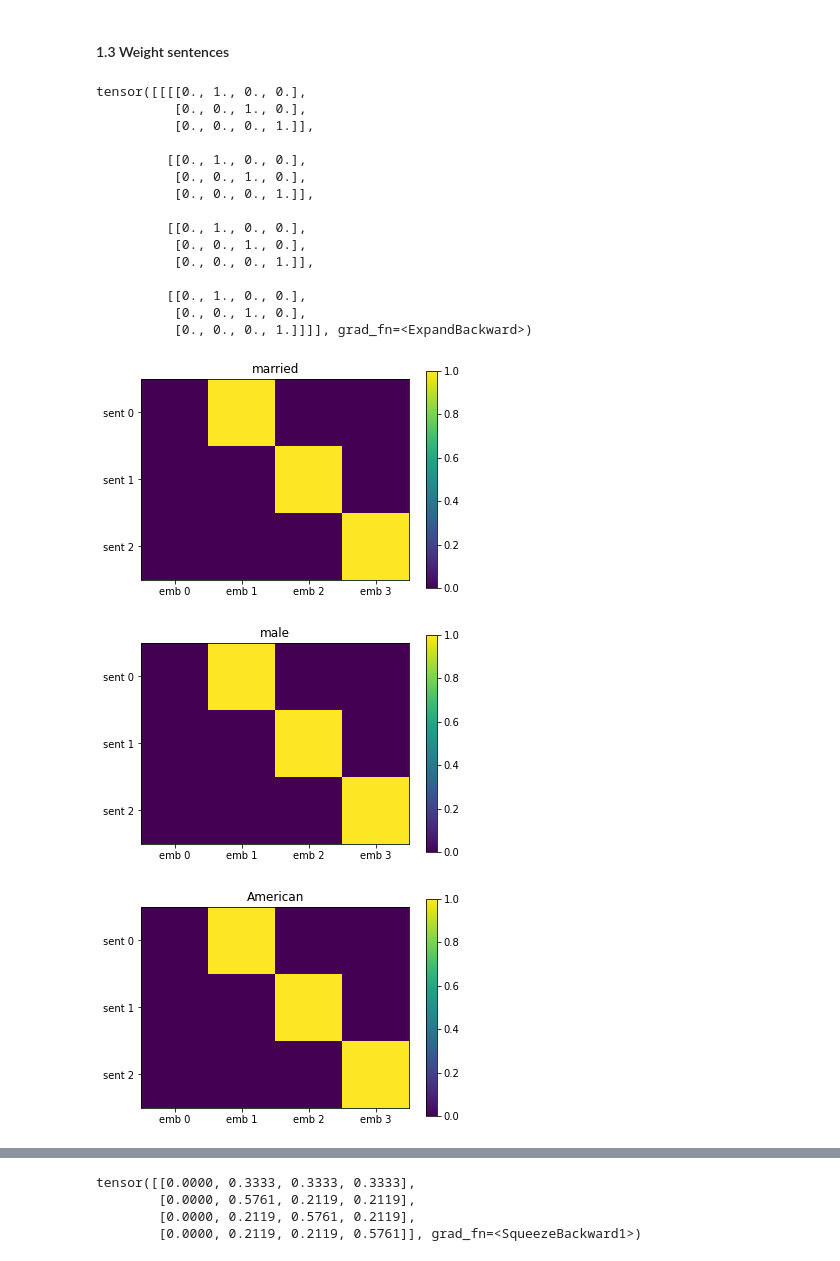
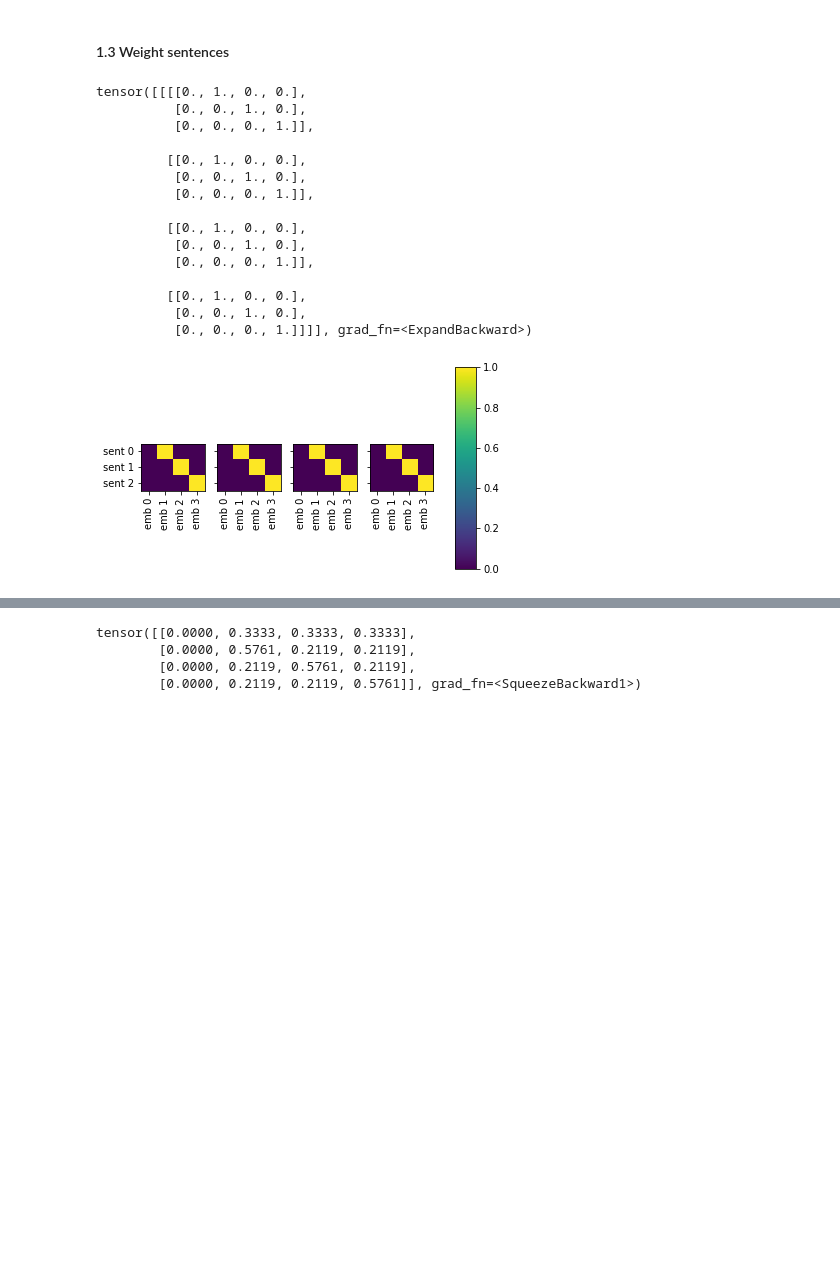
Before and after one commit to TobiasUhmann/power, a Jupyter notebook: notebooks/01_simple_positive_case.ipynb, the cells around one changed output, grey strips where cells are left out. Cells and saved outputs as stored; diff of their text form; code cells hidden in the pictures; blank space fills up the shorter version.

```diff
--- a/notebooks/01_simple_positive_case.ipynb
+++ b/notebooks/01_simple_positive_case.ipynb
@@ -140,6 +191,7 @@ linear.weight.data = tensor([
 
 linear.bias.data = tensor([0., 0., 0., 0.])
 # %%
+ent_labels = [f'ent {i}' for i in range(batch_size)]
 class_labels = ['married', 'male', 'American', 'actor']
 tok_labels = [f'tok {i}' for i in range(sent_len)]
 sent_labels = [f'sent {i}' for i in range(sent_count)]
@@ -263,32 +315,29 @@ tensor([[[0.3333, 0.3333, 0.3333],
 # %%
 #
 # Repeat each batch slice class_count times
 #
 # < sent_embs_batch     (batch_size, sent_count, emb_size)
 # > expaned_batch       (batch_size, class_count, sent_count, emb_size)
 #
 
 expaned_batch = sent_embs_batch.unsqueeze(1).expand(-1, class_count, -1, -1)
 
-print(expaned_batch)
-for i in range(class_count):
-    plot(expaned_batch[0][i], xlabels=emb_labels, ylabels=sent_labels, title=class_labels[i])
+log_tensor(expaned_batch, 'expaned_batch',
+           [ent_labels, class_labels, sent_labels, emb_labels])
 # %% [output]
 tensor([[[[0., 1., 0., 0.],
           [0., 0., 1., 0.],
           [0., 0., 0., 1.]],
 
          [[0., 1., 0., 0.],
           [0., 0., 1., 0.],
           [0., 0., 0., 1.]],
 
          [[0., 1., 0., 0.],
           [0., 0., 1., 0.],
           [0., 0., 0., 1.]],
 
          [[0., 1., 0., 0.],
           [0., 0., 1., 0.],
           [0., 0., 0., 1.]]]], grad_fn=<ExpandBackward>)
-[figure, old version]
+[figure, new version]
-[figure, removed]
-[figure, removed]
```
Also changed, not shown: parts of 14 cells of this notebook.
